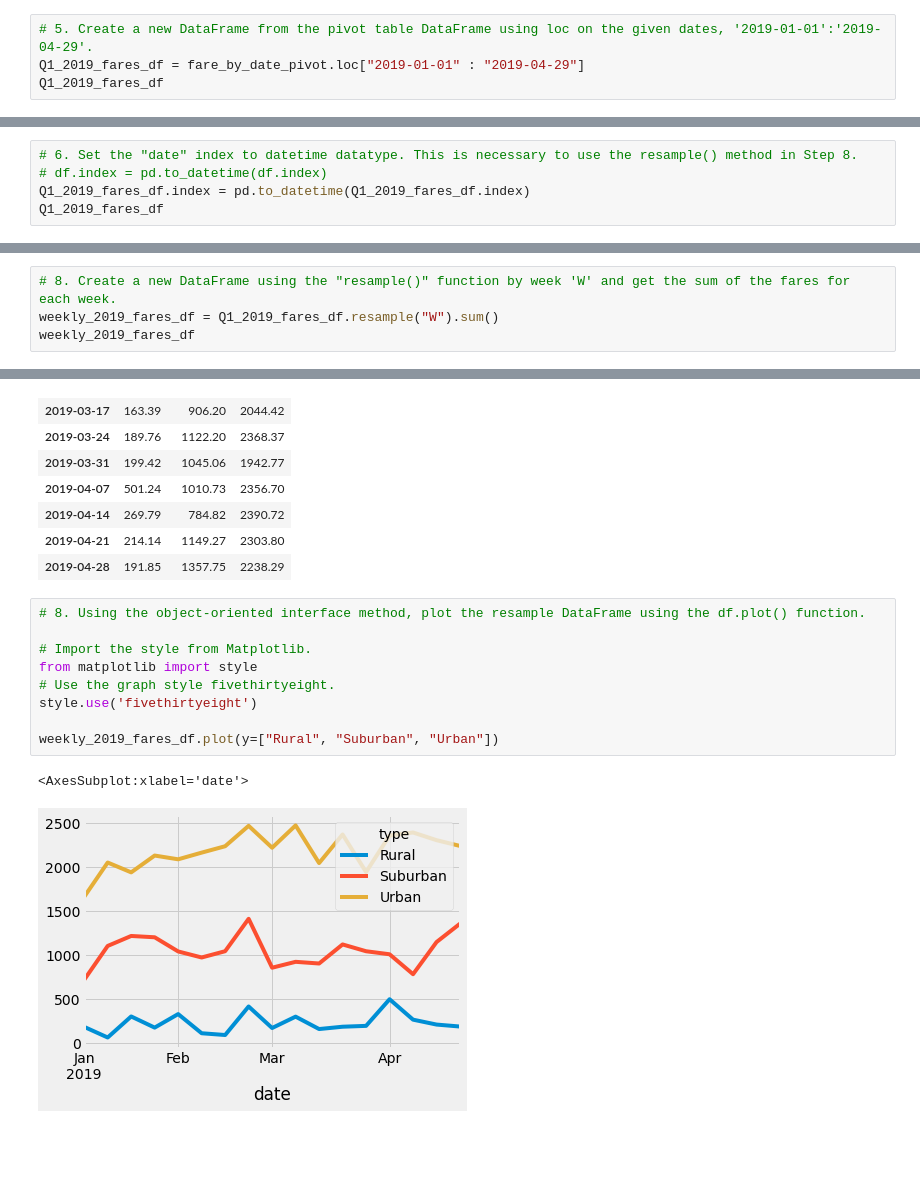
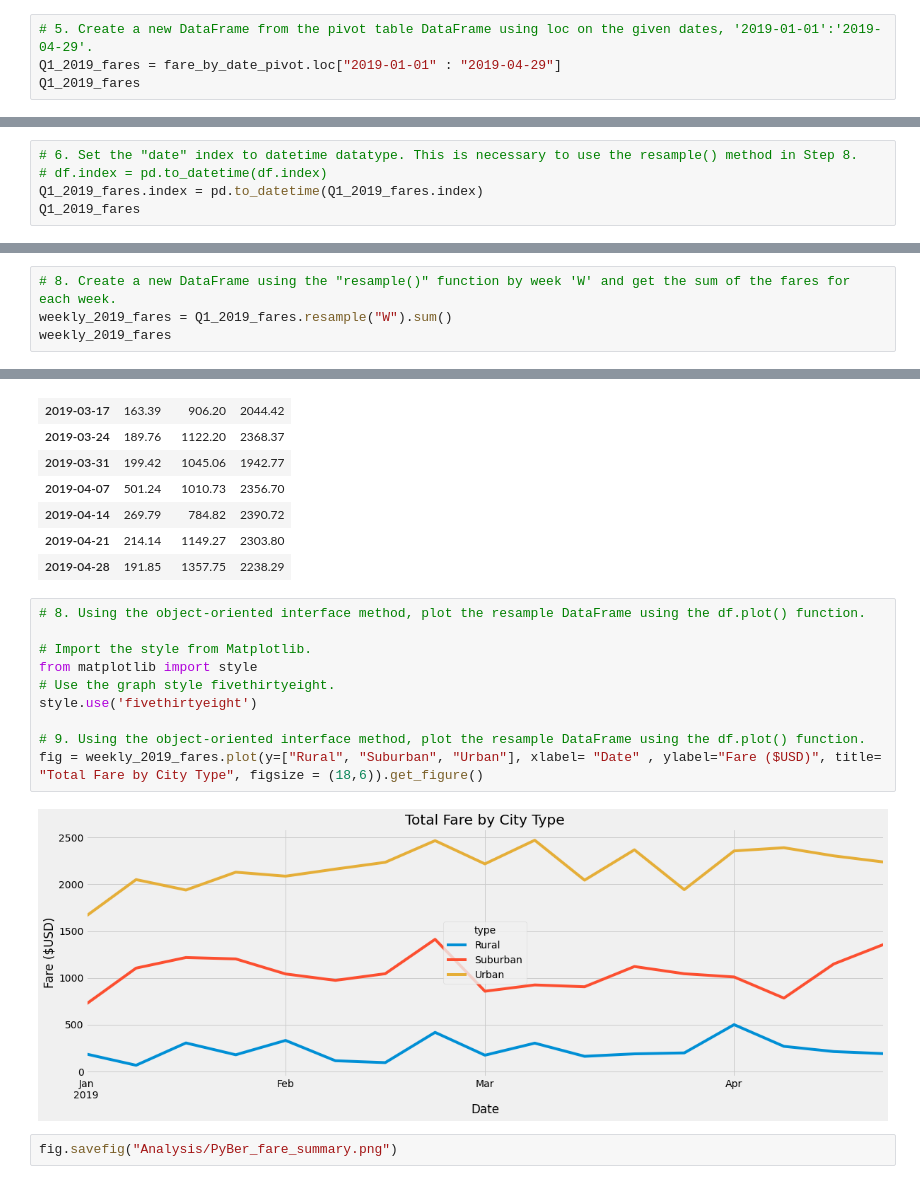
Before and after one commit to Evanjkies/PyBer_Analysis, a Jupyter notebook: PyBer_Challenge.ipynb, the cells around one changed output, grey strips where cells are left out. Drawn from its saved outputs; the diff is of its cells as text; blank space fills up the shorter version.

```diff
--- a/PyBer_Challenge.ipynb
+++ b/PyBer_Challenge.ipynb
@@ -179,8 +179,8 @@ fare_by_date_pivot
 2375 rows × 3 columns
 # %%
 # 5. Create a new DataFrame from the pivot table DataFrame using loc on the given dates, '2019-01-01':'2019-04-29'.
-Q1_2019_fares_df = fare_by_date_pivot.loc["2019-01-01" : "2019-04-29"]
-Q1_2019_fares_df
+Q1_2019_fares = fare_by_date_pivot.loc["2019-01-01" : "2019-04-29"]
+Q1_2019_fares
 # %% [output]
 | type | Rural | Suburban | Urban |
 | date |  |  |  |
@@ -199,8 +199,8 @@ Q1_2019_fares_df
 # %%
 # 6. Set the "date" index to datetime datatype. This is necessary to use the resample() method in Step 8.
 # df.index = pd.to_datetime(df.index)
-Q1_2019_fares_df.index = pd.to_datetime(Q1_2019_fares_df.index)
-Q1_2019_fares_df
+Q1_2019_fares.index = pd.to_datetime(Q1_2019_fares.index)
+Q1_2019_fares
 # %% [output]
 | type | Rural | Suburban | Urban |
 | date |  |  |  |
@@ -232,8 +232,8 @@ dtypes: float64(3)
 memory usage: 68.6 KB
 # %%
 # 8. Create a new DataFrame using the "resample()" function by week 'W' and get the sum of the fares for each week.
-weekly_2019_fares_df = Q1_2019_fares_df.resample("W").sum()
-weekly_2019_fares_df
+weekly_2019_fares = Q1_2019_fares.resample("W").sum()
+weekly_2019_fares
 # %% [output]
 | type | Rural | Suburban | Urban |
 | date |  |  |  |
@@ -257,12 +257,14 @@ weekly_2019_fares_df
 # %%
 # 8. Using the object-oriented interface method, plot the resample DataFrame using the df.plot() function.
 
 # Import the style from Matplotlib.
 from matplotlib import style
 # Use the graph style fivethirtyeight.
 style.use('fivethirtyeight')
 
-weekly_2019_fares_df.plot(y=["Rural", "Suburban", "Urban"])
+# 9. Using the object-oriented interface method, plot the resample DataFrame using the df.plot() function.
+fig = weekly_2019_fares.plot(y=["Rural", "Suburban", "Urban"], xlabel= "Date" , ylabel="Fare ($USD)", title= "Total Fare by City Type", figsize = (18,6)).get_figure()
 # %% [output]
-<AxesSubplot:xlabel='date'>
-[figure, old version]
+[figure, new version]
+# %%
+fig.savefig("Analysis/PyBer_fare_summary.png")
```
Also changed, not shown: parts of 1 cell of this notebook, 2 other files.
